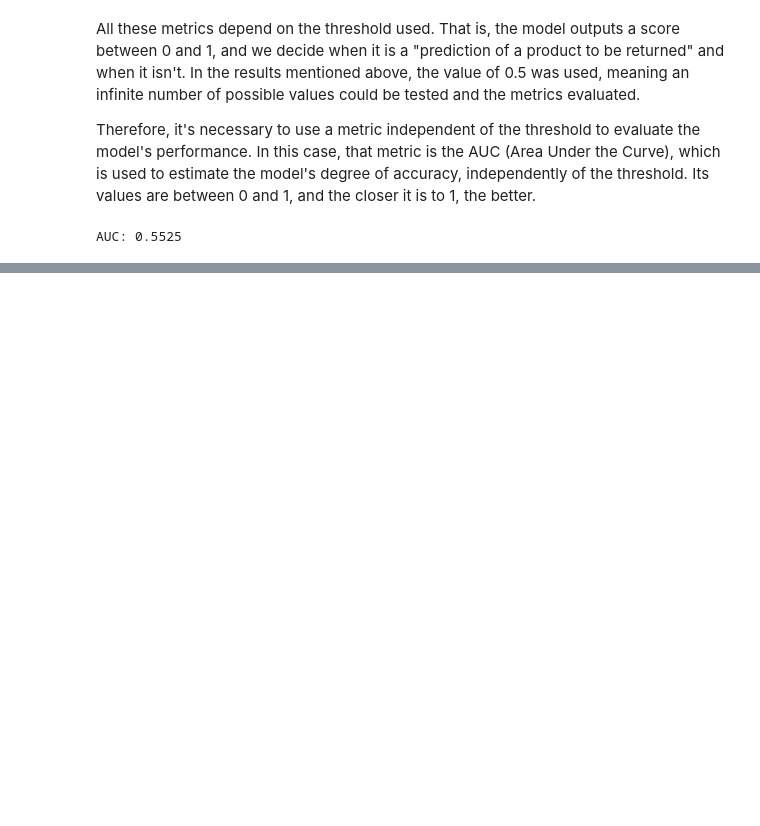
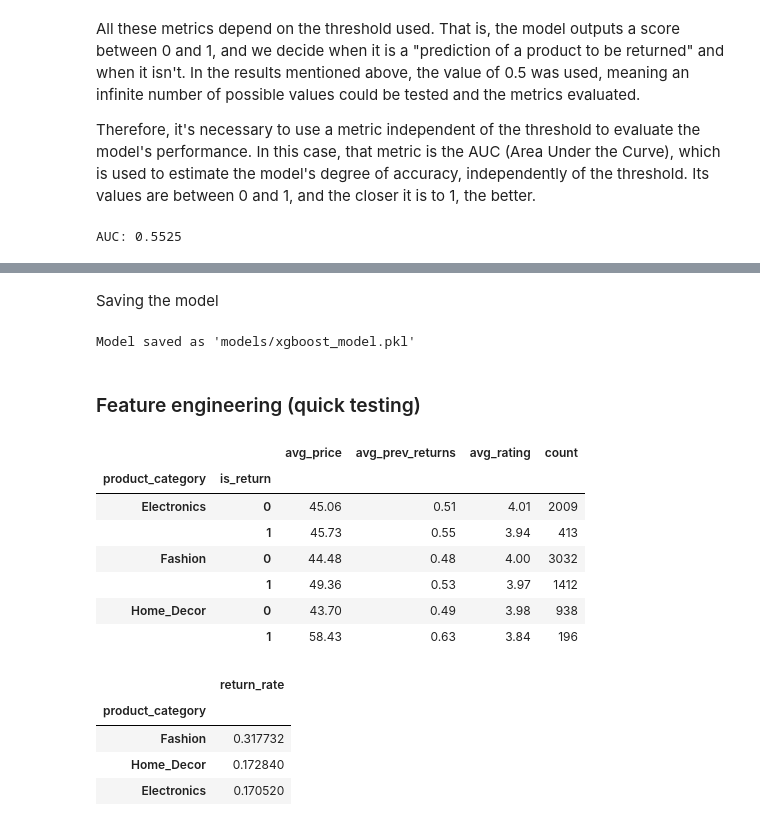
Before and after one commit to diegonf84/ltk_code_challenge_ds, a Jupyter notebook: frigerio_diego_challenge.ipynb, the cells around one changed output, grey strips where cells are left out. Drawn from its saved outputs; the diff is of its cells as text; code cells hidden in the pictures; blank space fills up the shorter version.

Commit message:
Model improvments

```diff
--- a/lastname_firstname_challenge.ipynb
+++ b/frigerio_diego_challenge.ipynb
@@ -462,0 +737,41 @@ AUC: 0.5525
+# %% [markdown]
+Saving the model
+# %%
+import joblib
+
+# Save model
+joblib.dump(best_model_xgb, 'models/xgboost_model.pkl')
+print("Model saved as 'models/xgboost_model.pkl'")
+# %% [output]
+Model saved as 'models/xgboost_model.pkl'
+# %% [markdown]
+### Feature engineering (quick testing)
+# %%
+# Analyze patterns by product category
+category_analysis = train_base_df.groupby(['product_category', 'is_return']).agg({
+    'product_price': 'mean',
+    'previous_returns': 'mean',
+    'product_rating': 'mean',
+    'order_id': 'count'
+}).round(2)
+
+category_analysis.columns = ['avg_price', 'avg_prev_returns', 'avg_rating', 'count']
+display(category_analysis)
+
+# Return rates by category
+return_rates = train_base_df.groupby('product_category')['is_return'].mean().sort_values(ascending=False)
+display(return_rates.to_frame('return_rate'))
+# %% [output]
+|  |  | avg_price | avg_prev_returns | avg_rating | count |
+| product_category | is_return |  |  |  |  |
+| Electronics | 0 | 45.06 | 0.51 | 4.01 | 2009 |
+|  | 1 | 45.73 | 0.55 | 3.94 | 413 |
+| Fashion | 0 | 44.48 | 0.48 | 4.00 | 3032 |
+|  | 1 | 49.36 | 0.53 | 3.97 | 1412 |
+| Home_Decor | 0 | 43.70 | 0.49 | 3.98 | 938 |
+|  | 1 | 58.43 | 0.63 | 3.84 | 196 |
+|  | return_rate |
+| product_category |  |
+| Fashion | 0.317732 |
+| Home_Decor | 0.172840 |
+| Electronics | 0.170520 |
```
Also changed, not shown: parts of 30 cells of this notebook, 1 other file.
